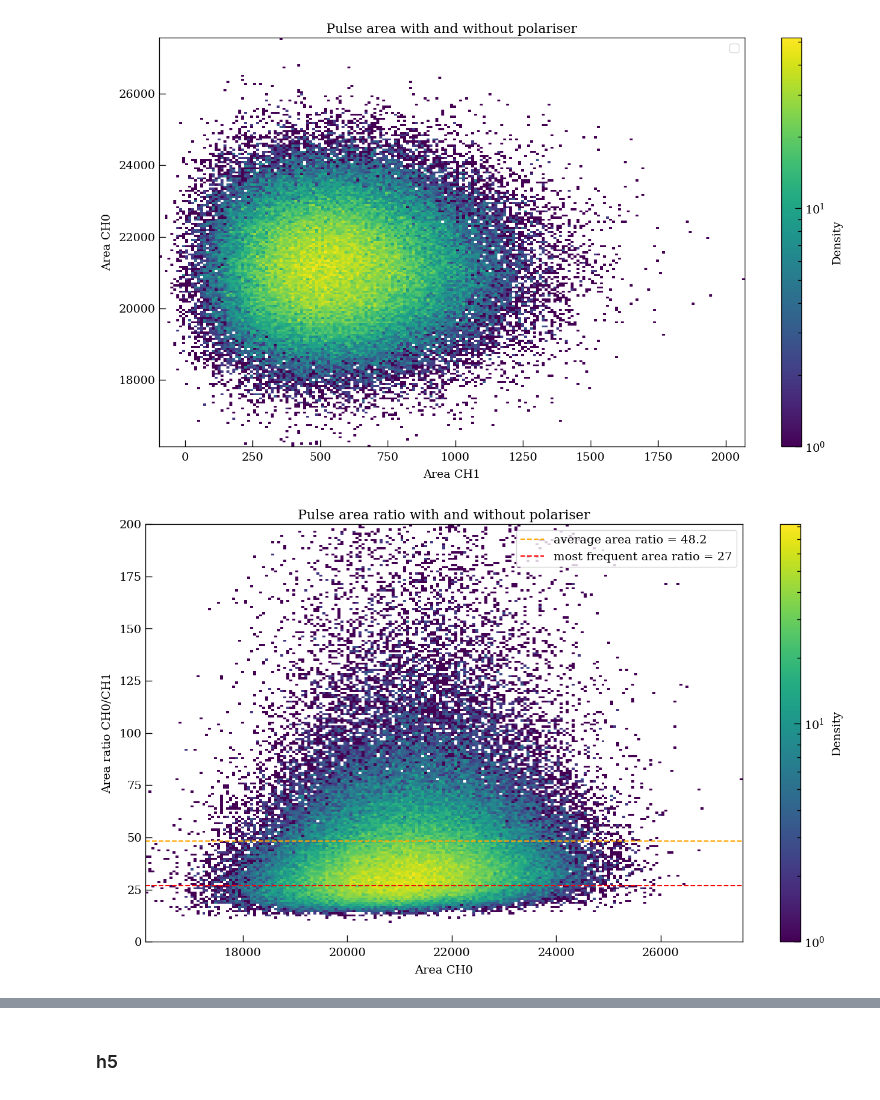
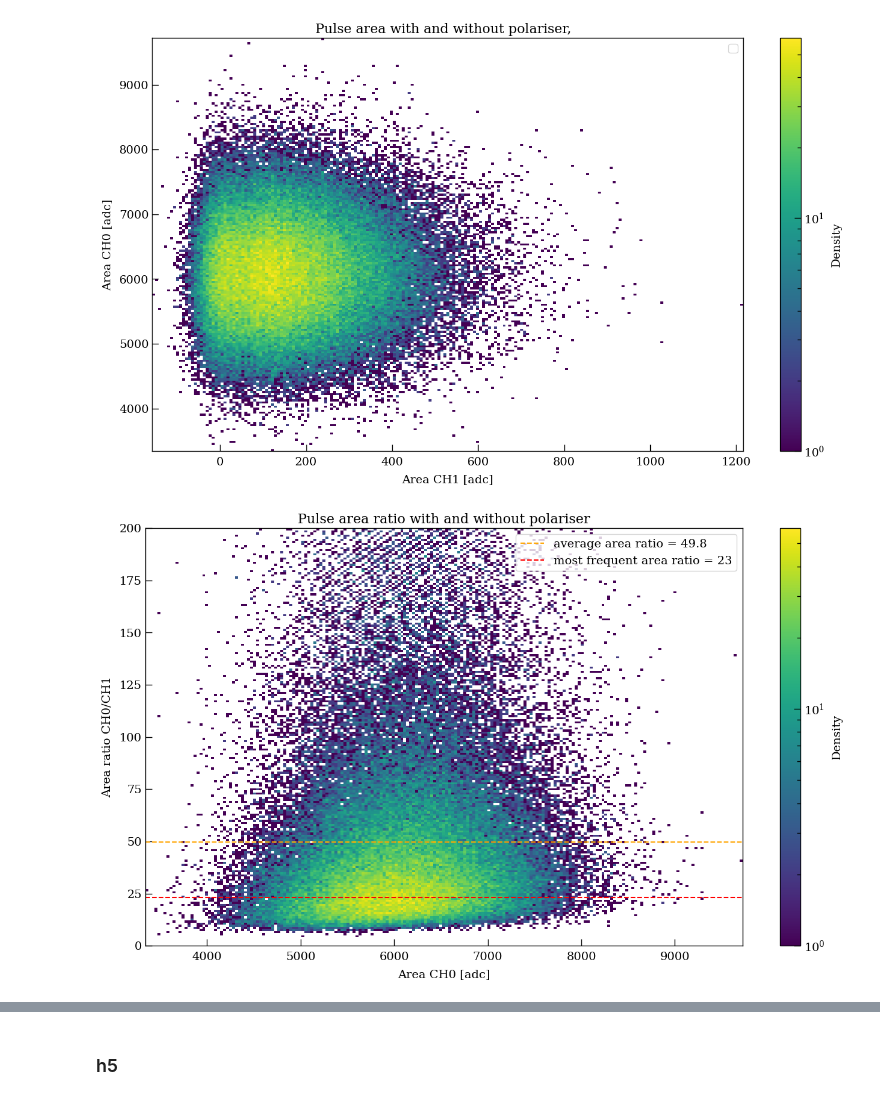
Before and after one commit to Westlake-University-Lsc-lab/RELICS_PMT_Data_Analysis, a Jupyter notebook: PolariserCheck/check_readout.ipynb, the cells around one changed output, grey strips where cells are left out. Saved outputs shown, nothing was run; the diff lists cells and outputs as text; code cells hidden in the pictures.

```diff
--- a/PolariserCheck/check_readout.ipynb
+++ b/PolariserCheck/check_readout.ipynb
@@ -67,7 +67,9 @@ params = {
 plt.rcParams.update(params)
 # %%
 path = "/mnt/data/PMT/R8520_406/"   ##### file path
-name = "LV2415_anodereadout_LV2414_dualreadout_20240821_LED_1.7V_15ns_400_ratio_run0"
+V = 1.7
+T = input()
+name = "LV2415_anodereadout_LV2414_dualreadout_20240821_LED_"+str(V)+"V_"+str(T)+"ns_400_ratio_run0"
 filesnum = 1 ### number of files
 
 hdf5_filename = path + name + ".h5"
@@ -195,24 +199,24 @@ for i in tqdm(range(0,len(ch0_area))):
 # %%
 bin1 = np.linspace(np.min(ch1_area), np.max(ch1_area),200) ###x Height
 bin2 = np.linspace(np.min(ch0_area), np.max(ch0_area), 200)###y Area
 bins = [bin1,bin2]
 
 H, xedges, yedges = np.histogram2d(ch1_area,ch0_area,bins)
 H = np.rot90(H)
 H = np.flipud(H)
 Hmasked = np.ma.masked_where(H==0,H)
 
 plt.figure(figsize=(16, 9))
-plt.title('Pulse area with and without polariser')
-plt.xlabel('Area CH1')
-plt.ylabel('Area CH0')
+plt.title('Pulse area with and without polariser, '+str()+' '+str())
+plt.xlabel('Area CH1 [adc]')
+plt.ylabel('Area CH0 [adc]')
 
 plt.pcolormesh(xedges,yedges,Hmasked,norm=LogNorm())
 plt.colorbar(label='Density')
 plt.legend()
 plt.show()
 # %% [output]
-[figure, old version]
+[figure, new version]
 # %%
 bin3 = np.linspace(0,200,200) ###x Height
 bin4 = np.linspace(np.min(ch0_area), np.max(ch0_area), 200)###y Area
@@ -241,7 +245,7 @@ area_frequent = np.where(H_sum == np.max(H_sum))[0][0]
 
 plt.figure(figsize=(16, 9))
 plt.title('Pulse area ratio with and without polariser')
-plt.xlabel('Area CH0')
+plt.xlabel('Area CH0 [adc]')
 plt.ylabel('Area ratio CH0/CH1')
 
 plt.pcolormesh(xedges,yedges,Hmasked,norm=LogNorm())
@@ -255,4 +259,4 @@ plt.colorbar(label='Density')
 plt.legend()
 plt.show()
 # %% [output]
-[figure, old version]
+[figure, new version]
```
Also changed, not shown: parts of 4 cells of this notebook.
